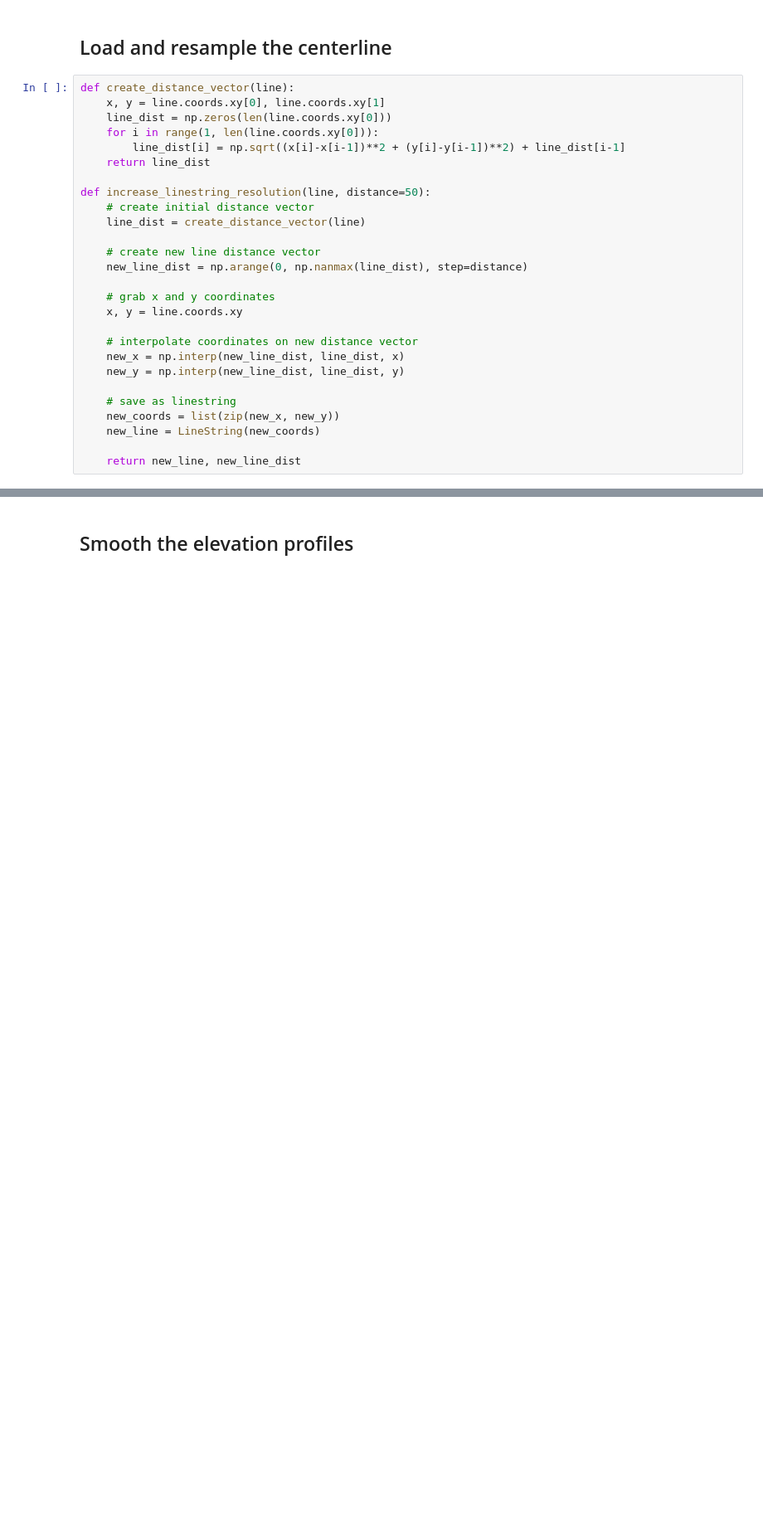
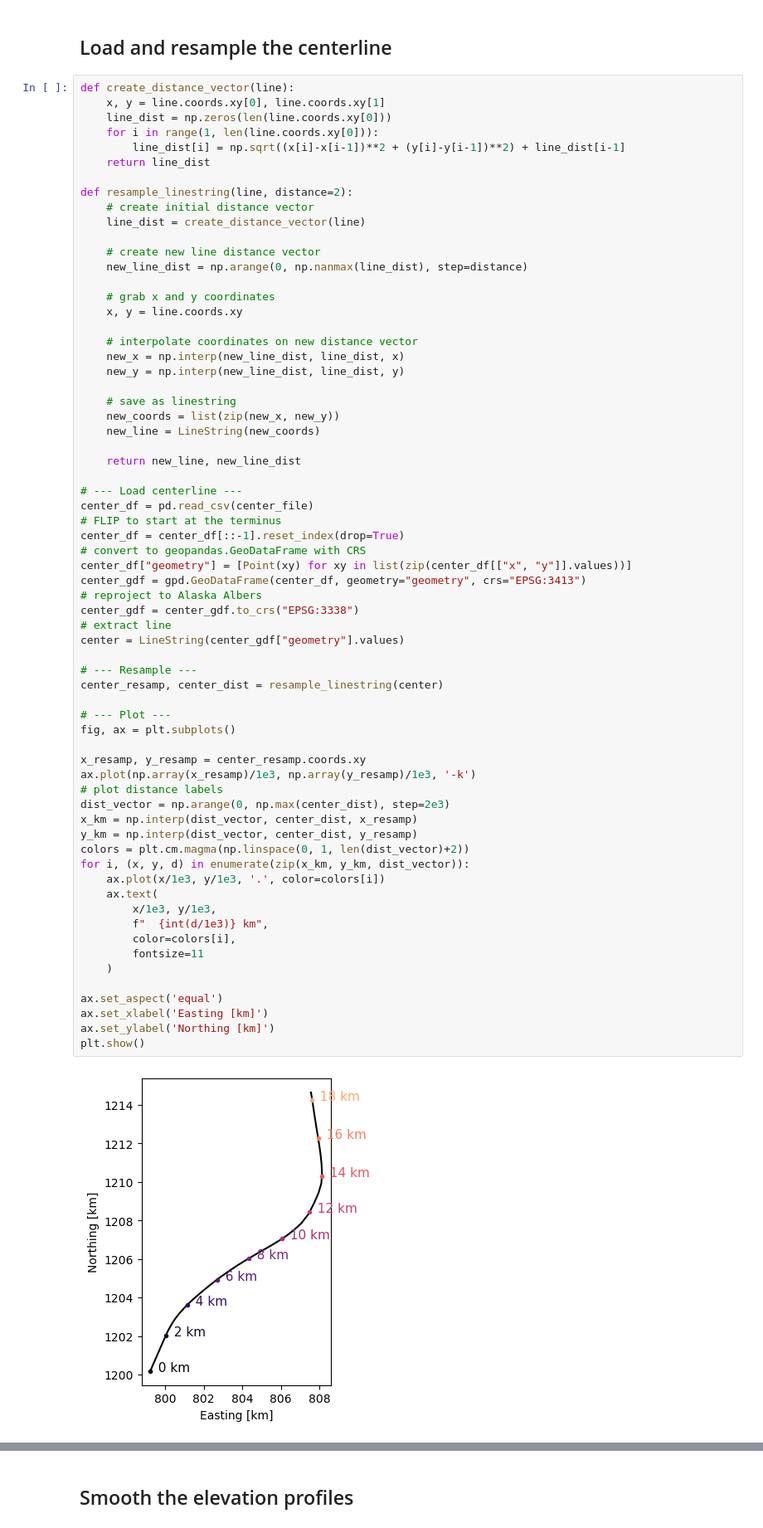
Before and after one commit to pohlan/Hubbard2024, a Jupyter notebook: dems/2_centerline_surface_elevation_timeseries.ipynb, the cells around one changed output, grey strips where cells are left out. Shown at 83% size. Cells and saved outputs as stored; diff of their text form; blank space fills up the shorter version.

```diff
--- a/dems/2_centerline_surface_elevation_timeseries.ipynb
+++ b/dems/2_centerline_surface_elevation_timeseries.ipynb
@@ -156,27 +44,68 @@ for dem_fn in tqdm(dem_fns):
 # %%
 def create_distance_vector(line):
     x, y = line.coords.xy[0], line.coords.xy[1]
     line_dist = np.zeros(len(line.coords.xy[0]))
     for i in range(1, len(line.coords.xy[0])):
         line_dist[i] = np.sqrt((x[i]-x[i-1])**2 + (y[i]-y[i-1])**2) + line_dist[i-1]
     return line_dist
 
-def increase_linestring_resolution(line, distance=50):
+def resample_linestring(line, distance=2):
     # create initial distance vector
     line_dist = create_distance_vector(line)
 
     # create new line distance vector
     new_line_dist = np.arange(0, np.nanmax(line_dist), step=distance)
 
     # grab x and y coordinates
     x, y = line.coords.xy
 
     # interpolate coordinates on new distance vector
     new_x = np.interp(new_line_dist, line_dist, x)
     new_y = np.interp(new_line_dist, line_dist, y)
 
     # save as linestring
     new_coords = list(zip(new_x, new_y))
     new_line = LineString(new_coords)
 
     return new_line, new_line_dist
+
+# --- Load centerline ---
+center_df = pd.read_csv(center_file)
+# FLIP to start at the terminus
+center_df = center_df[::-1].reset_index(drop=True)
+# convert to geopandas.GeoDataFrame with CRS
+center_df["geometry"] = [Point(xy) for xy in list(zip(center_df[["x", "y"]].values))]
+center_gdf = gpd.GeoDataFrame(center_df, geometry="geometry", crs="EPSG:3413")
+# reproject to Alaska Albers
+center_gdf = center_gdf.to_crs("EPSG:3338")
+# extract line
+center = LineString(center_gdf["geometry"].values)
+
+# --- Resample ---
+center_resamp, center_dist = resample_linestring(center)
+
+# --- Plot ---
+fig, ax = plt.subplots()
+
+x_resamp, y_resamp = center_resamp.coords.xy
+ax.plot(np.array(x_resamp)/1e3, np.array(y_resamp)/1e3, '-k')
+# plot distance labels
+dist_vector = np.arange(0, np.max(center_dist), step=2e3)
+x_km = np.interp(dist_vector, center_dist, x_resamp)
+y_km = np.interp(dist_vector, center_dist, y_resamp)
+colors = plt.cm.magma(np.linspace(0, 1, len(dist_vector)+2))
+for i, (x, y, d) in enumerate(zip(x_km, y_km, dist_vector)):
+    ax.plot(x/1e3, y/1e3, '.', color=colors[i])
+    ax.text(
+        x/1e3, y/1e3,
+        f"  {int(d/1e3)} km",
+        color=colors[i],
+        fontsize=11
+    )
+
+ax.set_aspect('equal')
+ax.set_xlabel('Easting [km]')
+ax.set_ylabel('Northing [km]')
+plt.show()
+# %% [output]
+[figure, added]
```
Also changed, not shown: parts of 26 cells of this notebook, 3 other files.
